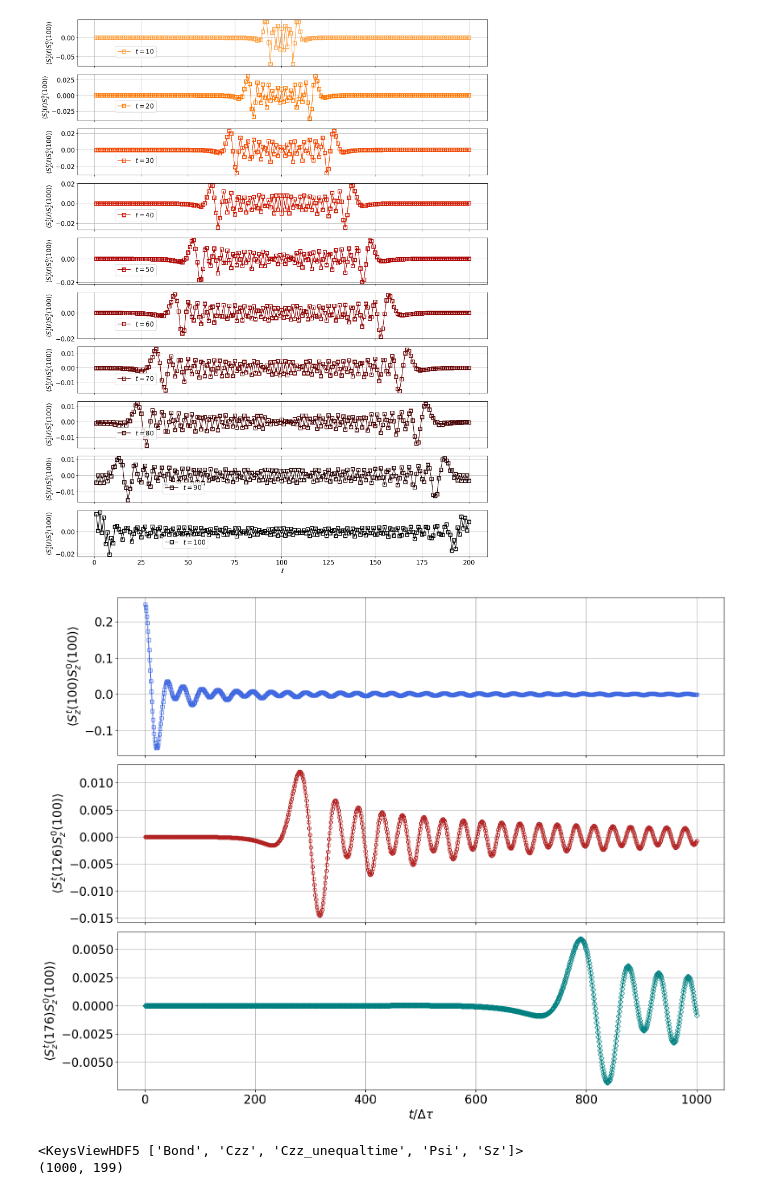
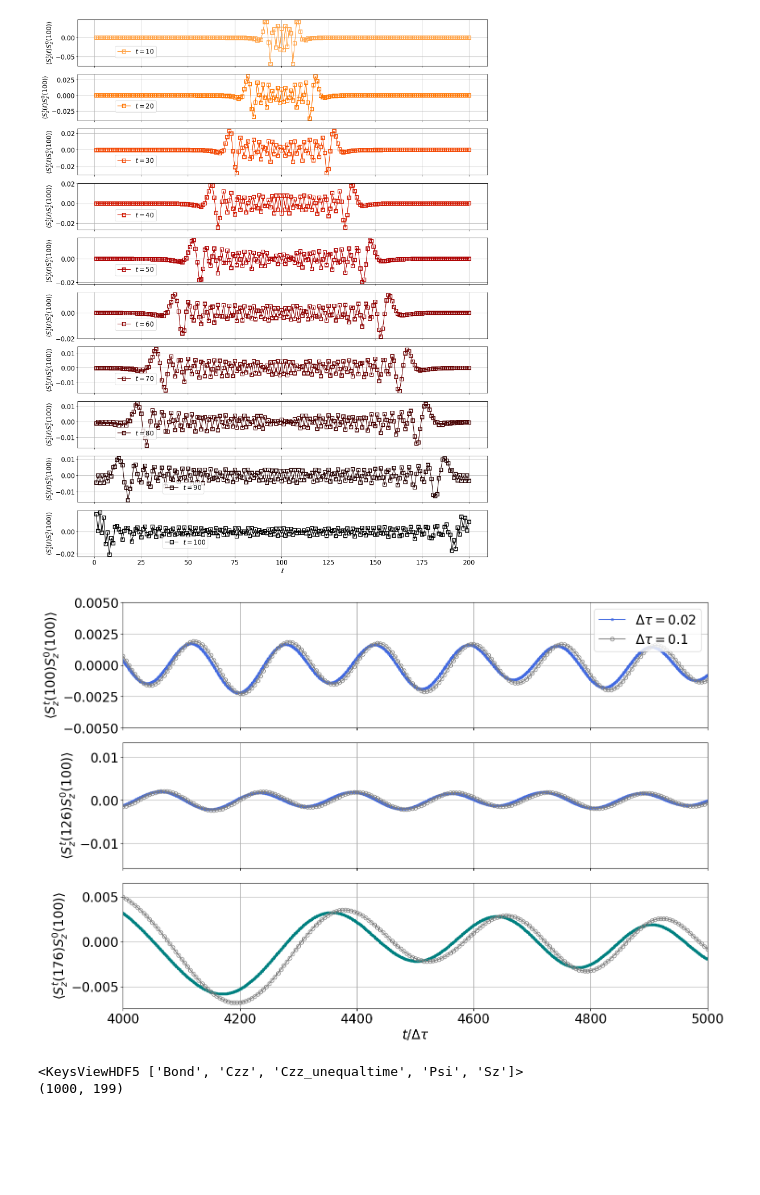
Before and after one commit to xiaobo-23/TimeEvolution, a Jupyter notebook: Spectrum_Analysis.ipynb, the cells around one changed output. Drawn from its saved outputs; the diff is of its cells as text; code cells hidden in the pictures; blank space fills up the shorter version.

```diff
--- a/Spectrum_Analysis.ipynb
+++ b/Spectrum_Analysis.ipynb
@@ -56,0 +55,2 @@ Czz_TD = data_extrapolation("Data/XX_Model_TEBD_N200_Time100.0_update.h5", "Czz_
+# %%
+Czz_TD_tau002 = data_extrapolation("Data/XX_Model_TEBD_N200_Time100.0_tau0.02.h5", "Czz_unequaltime")
@@ -84,42 +102,54 @@ plt.savefig('Figures/XX_TEBD_N200_T100_Time_Dependent_Czz.pdf')
 '''
     Analyze the \Delta\tau dependence of real-time dynamics for the kicked Ising model
 '''
 
-fig = plt.figure(figsize = (16, 20 * goldenRatio), tight_layout = True)
+fig = plt.figure(figsize = (15, 16 * goldenRatio), tight_layout = True)
 spec = gridspec.GridSpec(nrows = 3, ncols = 1, figure = fig)
 
 
 ax = fig.add_subplot(spec[0, 0])
-ax.plot(np.arange(1, 1001), Czz_TD[:, 99].real / 2, color = "royalblue", \
-        marker = "s", markersize = 6, markeredgewidth = 1, markerfacecolor = "none",)
+ax.plot(np.arange(1, 5001), Czz_TD_tau002[:, 99].real / 2, color = "royalblue", \
+        marker = "s", markersize = 3, markeredgewidth = 1, markerfacecolor = "none", label = r"$\Delta\tau = 0.02$")
+ax.plot(np.arange(1, 1001) * 5, Czz_TD[:, 99].real / 2, color = "gray", \
+        marker = "o", markersize = 6, markeredgewidth = 1, markerfacecolor = "none", label = r"$\Delta\tau = 0.1$")
 
+ax.set_xlim(4000, 5000)
+ax.set_ylim(-0.005, 0.005)
 ax.set_xticklabels([])
 ax.set_ylabel(r'$\langle S_{z}^{t}(100)S_{z}^{0}(100) \rangle$', fontsize = 20)
 ax.tick_params(axis = "both", which = "major", labelsize = 20)
+ax.legend(frameon = True, fontsize = 20, ncol = 1)
 ax.grid()
 
 
 ax = fig.add_subplot(spec[1, 0])
-ax.plot(np.arange(1, 1001), Czz_TD[:, 125].real / 2, color = "firebrick", \
-        marker = "o", markersize = 6, markeredgewidth = 1, markerfacecolor = "none",)
+ax.plot(np.arange(1, 5001), Czz_TD_tau002[:, 125].real / 2, color = "royalblue", \
+        marker = "s", markersize = 3, markeredgewidth = 1, markerfacecolor = "none")
+ax.plot(np.arange(1, 1001) * 5, Czz_TD[:, 125].real / 2, color = "gray", \
+        marker = "o", markersize = 6, markeredgewidth = 1, markerfacecolor = "none")
 
+ax.set_xlim(4000, 5000)
 ax.set_xticklabels([])
 ax.set_ylabel(r'$\langle S_{z}^{t}(126)S_{z}^{0}(100) \rangle$', fontsize = 20)
 ax.tick_params(axis = "both", which = "major", labelsize = 20)
 ax.grid()
 
 
 ax = fig.add_subplot(spec[2, 0])
-ax.plot(np.arange(1, 1001), Czz_TD[:, 175].real / 2, color = "teal", \
-        marker = "D", markersize = 6, markeredgewidth = 1, markerfacecolor = "none",)
+ax.plot(np.arange(1, 5001), Czz_TD_tau002[:, 175].real / 2, color = "teal", \
+        marker = "s", markersize = 3, markeredgewidth = 1, markerfacecolor = "none",)
+ax.plot(np.arange(1, 1001) * 5, Czz_TD[:, 175].real / 2, color = "gray", \
+        marker = "o", markersize = 6, markeredgewidth = 1, markerfacecolor = "none")
+
+ax.set_xlim(4000, 5000)
 ax.set_xlabel(r'$t / \Delta\tau$', fontsize = 20)
 ax.set_ylabel(r'$\langle S_{z}^{t}(176)S_{z}^{0}(100) \rangle$', fontsize = 20)
 ax.tick_params(axis = "both", which = "major", labelsize = 20)
 ax.grid()
 
-plt.savefig('Figures/XX_TEBD_N200_T100_Time_Dependent_Czz_Selected_Sites.pdf')
+plt.savefig('Figures/XX_TEBD_N200_T100_Time_Dependent_Czz_Selected_Sites_Comparison_Zoom_In.pdf')
 # %% [output]
-[figure, old version]
+[figure, new version]
 # %%
 chi = data_extrapolation("Data/XX_Model_TEBD_N200_Time100.0_update.h5", "Bond")
 # %% [output]
```
Also changed, not shown: parts of 12 cells of this notebook, 2 other files.
